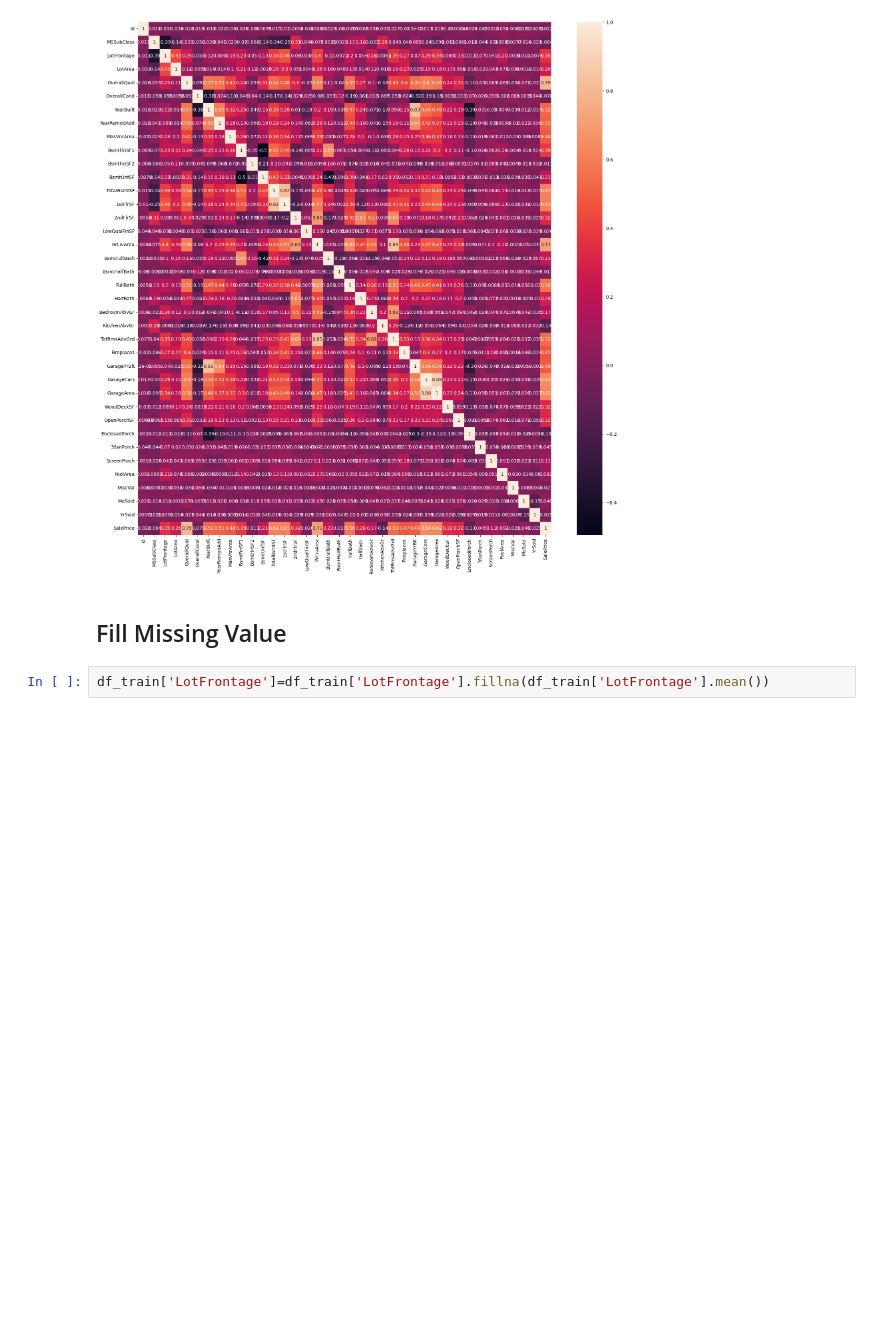
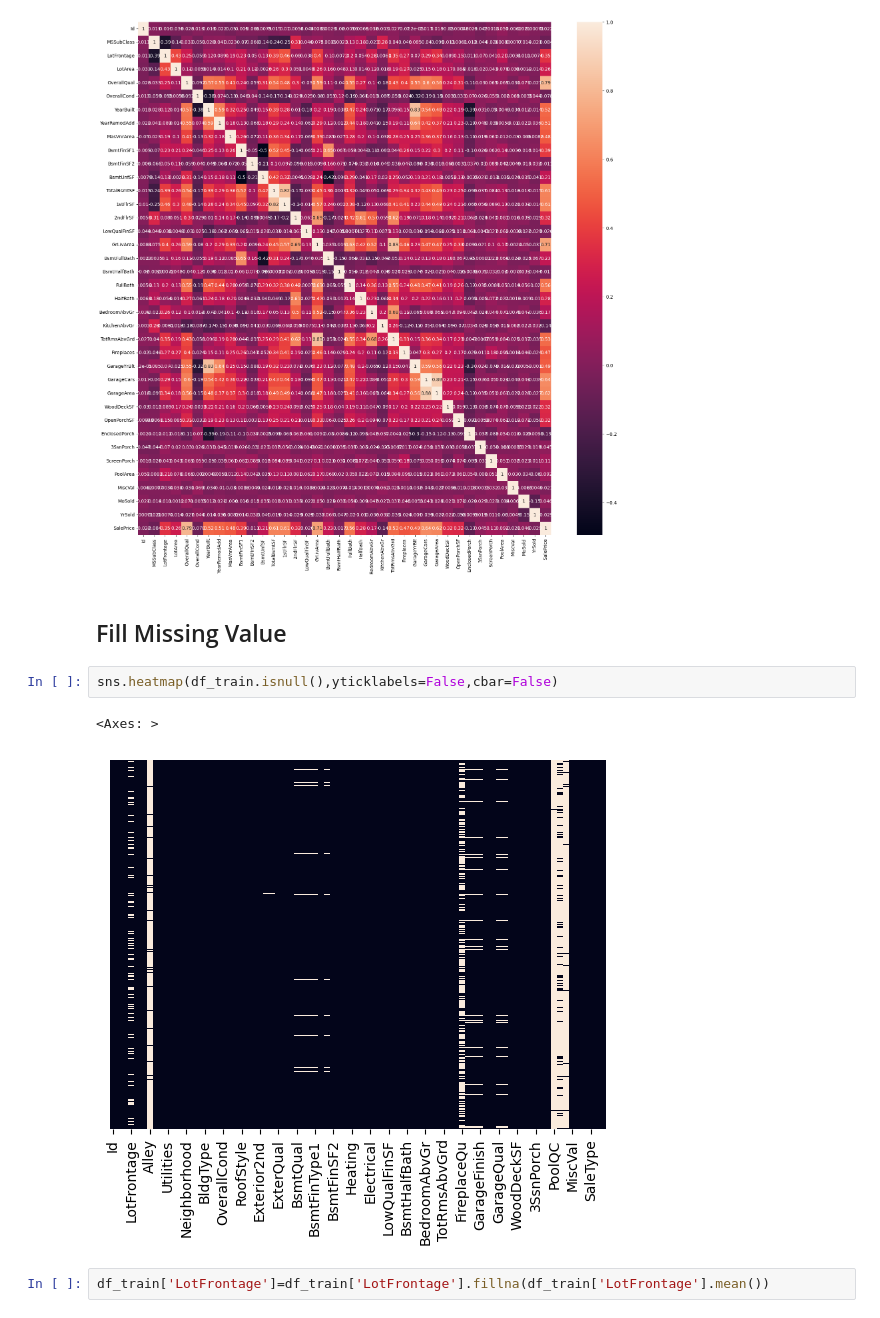
Before and after one commit to pranathadoddy/house-price-prediction, a Jupyter notebook: House_Prediction.ipynb, the cells around one changed output. Drawn from its saved outputs; the diff is of its cells as text; blank space fills up the shorter version.

```diff
--- a/House_Prediction.ipynb
+++ b/House_Prediction.ipynb
@@ -73,6 +73,11 @@ sns.heatmap(corr, annot = True)
 [figure]
 # %% [markdown]
 ## Fill Missing Value
+# %%
+sns.heatmap(df_train.isnull(),yticklabels=False,cbar=False)
+# %% [output]
+<Axes: >
+[figure, added]
 # %%
 df_train['LotFrontage']=df_train['LotFrontage'].fillna(df_train['LotFrontage'].mean())
 # %%
```
Also changed, not shown: parts of 4 cells of this notebook.
